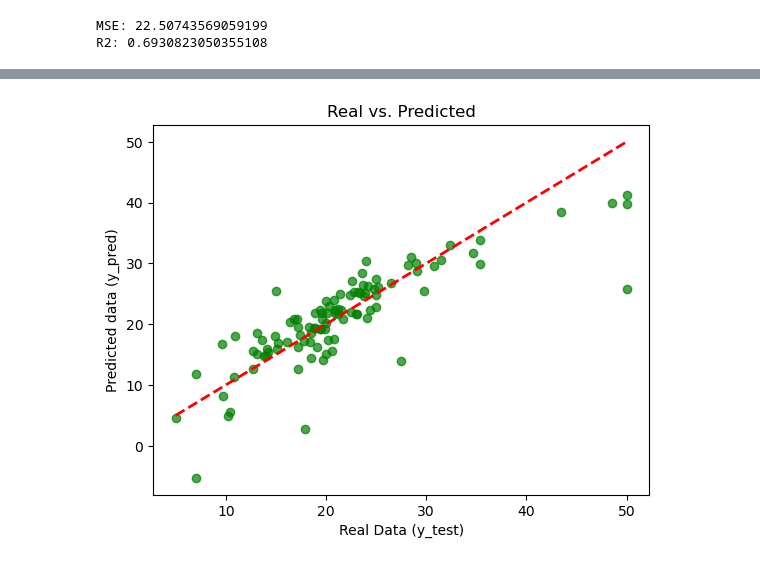
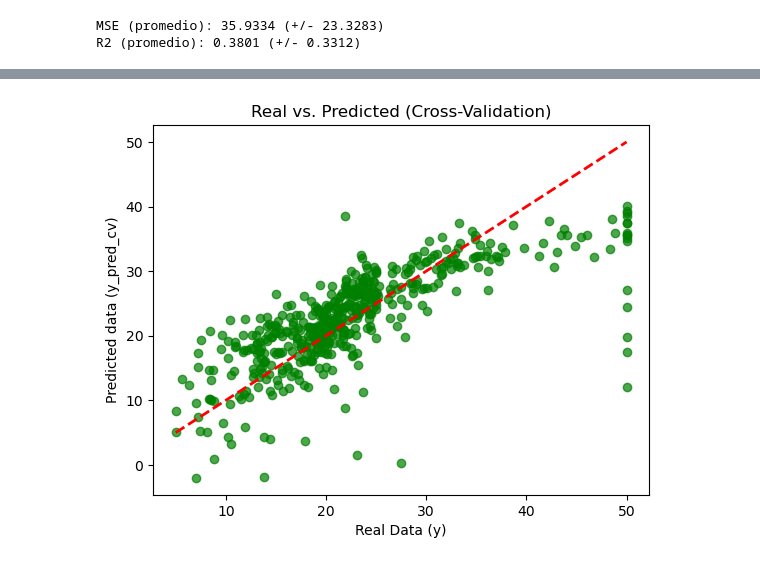
Before and after one commit to StevoAngel/machineLearning, a Jupyter notebook: notebooks/7.regression_boston_housing.ipynb, the cells around one changed output, grey strips where cells are left out. Drawn from its saved outputs; the diff is of its cells as text; code cells hidden in the pictures.

Commit message:
Lasso regression using cross-validation

```diff
--- a/notebooks/7.regression_boston_housing.ipynb
+++ b/notebooks/7.regression_boston_housing.ipynb
@@ -82,41 +80,51 @@ pipeline = Pipeline(steps=[
 # Starting MLFlow experiment:
 mlflow.set_experiment("boston_housing_lasso_regression")
 
-with mlflow.start_run(run_name="Second try: Lasso Regression"):
-    # Train the pipeline:
-    pipeline.fit(X_train, y_train)
+with mlflow.start_run(run_name="Third try: Lasso Regression and Cross Validation"):
+    # Evaluate with Cross-Validation:
+    folds = 5
+    mse_scores = -cross_val_score(pipeline, X, y, cv=folds, scoring='neg_mean_squared_error')
+    r2_scores = cross_val_score(pipeline, X, y, cv=folds, scoring='r2')
 
-    # Evaluate the model:
-    y_pred = pipeline.predict(X_test)
+    # Calculate average and std deviation for mse and r2 scores:
+    u_mse = np.mean(mse_scores)
+    std_mse = np.std(mse_scores)
+    u_r2 = np.mean(r2_scores)
+    std_r2 = np.std(r2_scores)
+
+    # Get predictions on every fold:
+    y_pred_cv = cross_val_predict(pipeline, X, y, cv=folds)
 
     # Graph Real vs. Predicted:
     fig, ax = plt.subplots()
-    ax.scatter(y_test, y_pred, alpha=0.7, c='green')
-    ax.plot([y_test.min(), y_test.max()], [y_test.min(), y_test.max()], 'r--', lw=2)
-    ax.set_xlabel("Real Data (y_test)")
-    ax.set_ylabel("Predicted data (y_pred)")
-    ax.set_title("Real vs. Predicted")
+    ax.scatter(y, y_pred_cv, alpha=0.7, c='green')
+    ax.plot([y.min(), y.max()], [y.min(), y.max()], 'r--', lw=2)
+    ax.set_xlabel("Real Data (y)")
+    ax.set_ylabel("Predicted data (y_pred_cv)")
+    ax.set_title("Real vs. Predicted (Cross-Validation)")
 
     # Saving the graph:
-    fig.savefig("../reports/figures/real_vs_predicted.png")
-    mlflow.log_artifact("../reports/figures/real_vs_predicted.png")
+    fig.savefig("../reports/figures/real_vs_predicted_cross_validation.png")
 
-    # Get metrics:
-    mse = mean_squared_error(y_test, y_pred)
-    r2 = r2_score(y_test, y_pred)
-    print(f"MSE: {mse}")
-    print(f"R2: {r2}")
+    print(f"MSE (promedio): {u_mse:.4f} (+/- {std_mse:.4f})")
+    print(f"R2 (promedio): {u_r2:.4f} (+/- {std_r2:.4f})")
 
-    # Register the params:
+    # Training the model with the whole data for deployment:
+    pipeline.fit(X, y)
+
+    # Params:
     mlflow.log_param('model', 'Lasso')
     mlflow.log_param('alpha', 0.1)
     mlflow.log_param('random_state', 42)
     mlflow.log_param('features_used', features)
 
-    # Register the metrics:
-    mlflow.log_metric('mse', mse)
-    mlflow.log_metric('r2', r2)
+    # Metrics:
+    mlflow.log_metric('u_mse', u_mse)
+    mlflow.log_metric('std_mse', std_mse)
+    mlflow.log_metric('u_r2', u_r2)
+    mlflow.log_metric('std_r2', std_r2)
 
-    # Register the model (artifact):
-    mlflow.sklearn.log_model(pipeline, 'boston_housing_linear_lasso_regresion')
+    # Artifacts:
+    mlflow.sklearn.log_model(pipeline, 'boston_housing_linear_lasso_regresion_cross_validation') # Model
+    mlflow.log_artifact("../reports/figures/real_vs_predicted_cross_validation.png") # Graph
 # %% [output]
@@ -124,2 +132,2 @@ with mlflow.start_run(run_name="Second try: Lasso Regression"):
-MSE: 22.50743569059199
-R2: 0.6930823050355108
+MSE (promedio): 35.9334 (+/- 23.3283)
+R2 (promedio): 0.3801 (+/- 0.3312)
@@ -127 +135 @@ R2: 0.6930823050355108
-[figure, old version]
+[figure, new version]
```
Also changed, not shown: parts of 3 cells of this notebook, 37 other files.
